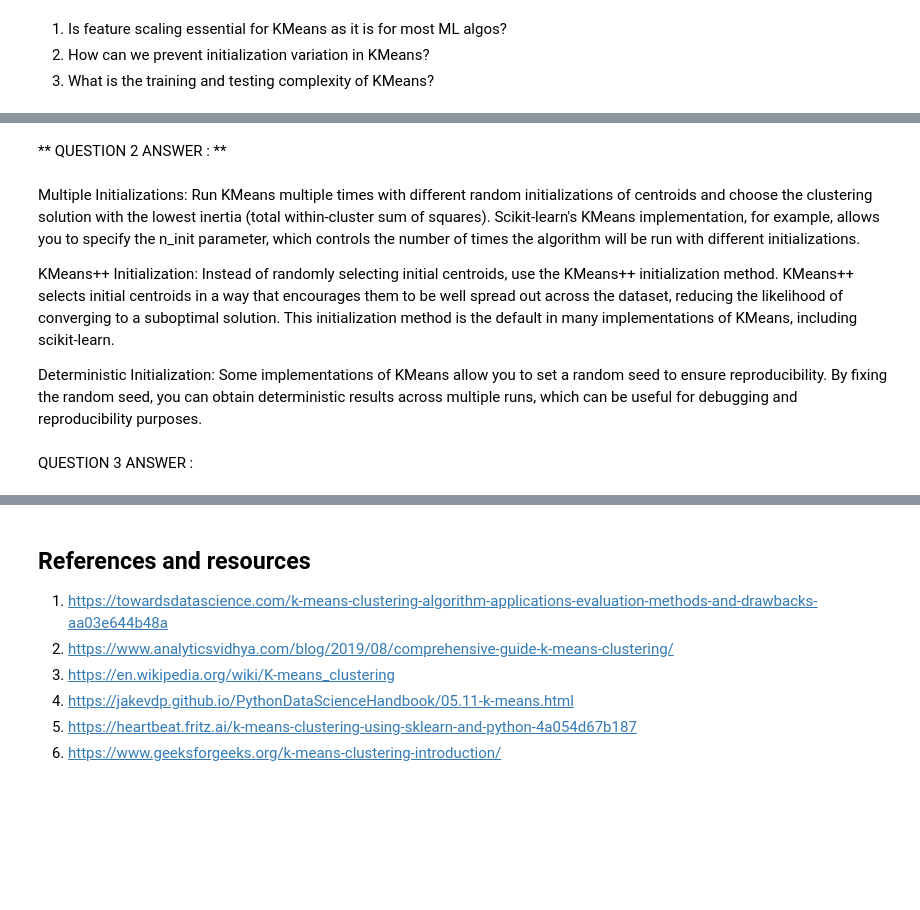
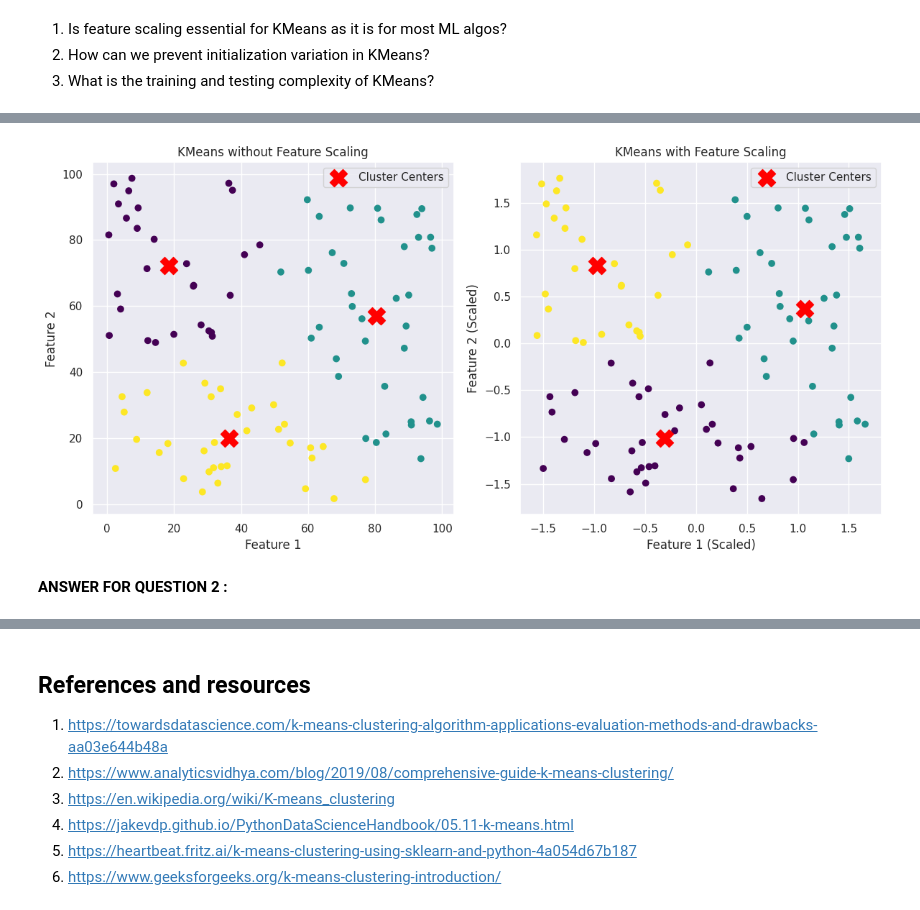
Before and after one commit to SandhyaReddy3017/FMML_PROJECT_AND_LABS, a Jupyter notebook: K_MeansClustering.ipynb, the cells around one changed output, grey strips where cells are left out. Cells and saved outputs as stored; diff of their text form; code cells hidden in the pictures; blank space fills up the shorter version.

```diff
--- a/K_MeansClustering.ipynb
+++ b/K_MeansClustering.ipynb
@@ -455,10 +455,47 @@ By scaling the features, you ensure that each feature contributes equally to the
+# %%
+import numpy as np
+from sklearn.cluster import KMeans
+from sklearn.preprocessing import StandardScaler
+import matplotlib.pyplot as plt
+
+# Generate some sample data with two features
+np.random.seed(42)
+X = np.random.rand(100, 2) * 100  # Random data with two features
+
+# Create KMeans instances with and without feature scaling
+kmeans_unscaled = KMeans(n_clusters=3, random_state=42)
+kmeans_scaled = KMeans(n_clusters=3, random_state=42)
+
+# Fit KMeans without feature scaling
+kmeans_unscaled.fit(X)
+
+# Fit KMeans with feature scaling
+scaler = StandardScaler()
+X_scaled = scaler.fit_transform(X)
+kmeans_scaled.fit(X_scaled)
+
+# Plotting the results
+plt.figure(figsize=(12, 6))
+
+plt.subplot(1, 2, 1)
+plt.scatter(X[:, 0], X[:, 1], c=kmeans_unscaled.labels_, cmap='viridis')
+plt.title('KMeans without Feature Scaling')
+plt.xlabel('Feature 1')
+plt.ylabel('Feature 2')
+plt.scatter(kmeans_unscaled.cluster_centers_[:, 0], kmeans_unscaled.cluster_centers_[:, 1], s=300, c='red', marker='X', label='Cluster Centers')
+plt.legend()
+
+plt.subplot(1, 2, 2)
+plt.scatter(X_scaled[:, 0], X_scaled[:, 1], c=kmeans_scaled.labels_, cmap='viridis')
+plt.title('KMeans with Feature Scaling')
+plt.xlabel('Feature 1 (Scaled)')
+plt.ylabel('Feature 2 (Scaled)')
+plt.scatter(kmeans_scaled.cluster_centers_[:, 0], kmeans_scaled.cluster_centers_[:, 1], s=300, c='red', marker='X', label='Cluster Centers')
+plt.legend()
+
+plt.tight_layout()
+plt.show()
+# %% [output]
+[figure, added]
 # %% [markdown]
-** QUESTION 2 ANSWER : **
+**ANSWER FOR QUESTION 2 :**
-# %% [markdown]
-Multiple Initializations: Run KMeans multiple times with different random initializations of centroids and choose the clustering solution with the lowest inertia (total within-cluster sum of squares). Scikit-learn's KMeans implementation, for example, allows you to specify the n_init parameter, which controls the number of times the algorithm will be run with different initializations.
-
-KMeans++ Initialization: Instead of randomly selecting initial centroids, use the KMeans++ initialization method. KMeans++ selects initial centroids in a way that encourages them to be well spread out across the dataset, reducing the likelihood of converging to a suboptimal solution. This initialization method is the default in many implementations of KMeans, including scikit-learn.
-
-Deterministic Initialization: Some implementations of KMeans allow you to set a random seed to ensure reproducibility. By fixing the random seed, you can obtain deterministic results across multiple runs, which can be useful for debugging and reproducibility purposes.
-# %% [markdown]
-QUESTION 3 ANSWER :
```
Also changed, not shown: parts of 9 cells of this notebook.
